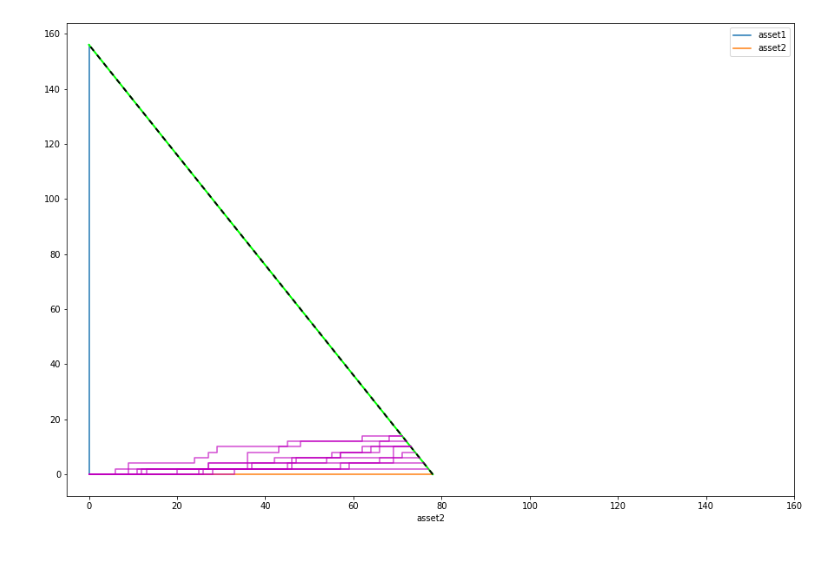
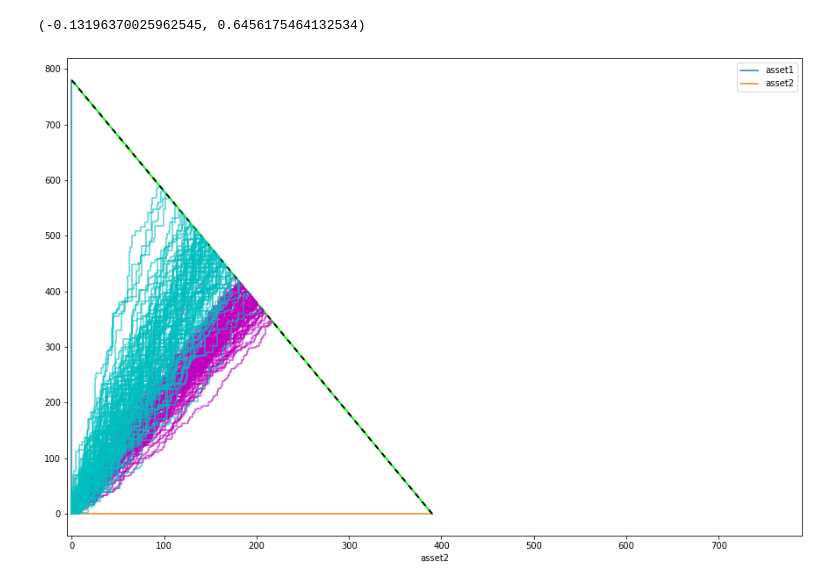
Before and after one commit to kew96/MicroPriceTradingRL, a Jupyter notebook: OptimalExecutionRL/Base_TWAPs.ipynb, the cells around one changed output. Cells and saved outputs as stored; diff of their text form; code cells hidden in the pictures; blank space fills up the shorter version.

Commit message:
Baseline TWAPs

```diff
--- a/OptimalExecutionRL/Base_TWAPs.ipynb
+++ b/OptimalExecutionRL/Base_TWAPs.ipynb
@@ -100,0 +84,40 @@ avg2 = (p2_means-prices2.mean(axis=1))*s2[:, -1]
+# %%
+def optimal_twap(t, iters, q_vals):
+    sim = TwoAssetSimulation(data, steps=TWENTY_SECOND_DAY, seed=0)
+    shares1 = list()
+    shares2 = list()
+    buy1 = list()
+    buy2 = list()
+    prices1 = list()
+    prices2 = list()
+    for _ in trange(iters):
+        shares1.append([0])
+        shares2.append([0])
+        prices1.append([])
+        prices2.append([])
+        buy1.append([])
+        buy2.append([])
+        for idx in range(0, TWENTY_SECOND_DAY, t):
+            res_imb_state = sim.states.states[idx]
+            qs = q_vals.loc[res_imb_state]
+            if qs[0] > qs[1]:
+                asset = 1
+            else:
+                asset = 2
+            shares = 1 if asset == 2 else 2
+            if asset == 1:
+                shares1[-1].append(shares1[-1][-1]+shares)
+                shares2[-1].append(shares2[-1][-1])
+                prices1[-1].append(sim.states[f'mid_{asset}'][idx])
+                buy1[-1].append(shares)
+            else:
+                shares2[-1].append(shares2[-1][-1]+shares)
+                shares1[-1].append(shares1[-1][-1])
+                prices2[-1].append(sim.states[f'mid_{asset}'][idx])
+                buy2[-1].append(shares)
+        sim._reset_simulation()
+    return prices1, prices2, buy1, buy2, np.array(shares1), np.array(shares2)
+# %%
+q_values = pd.read_csv(DATA_PATH.joinpath('q_values_9_27.csv'), index_col=0)
+# %%
+op1, op2, ob1, ob2, os1, os2 = optimal_twap(3, 100, q_values)
@@ -101,11 +133,17 @@ avg2 = (p2_means-prices2.mean(axis=1))*s2[:, -1]
+# %%
+(odiff.mean() - 1.96 * odiff.std()/np.sqrt(len(odiff)), odiff.mean() + 1.96 * odiff.std()/np.sqrt(len(odiff)))
+# %% [output]
+(-0.13196370025962545, 0.6456175464132534)
 # %%
 fig, ax = plt.subplots(figsize=(15, 10))
 shares1.plot('asset2', 'asset1', kind='line', ax=ax, label='asset1')
 shares2.plot('asset2', 'asset1', kind='line', ax=ax, label='asset2')
 ax.plot([shares2.asset2.iloc[-1], 0], [0, shares1.asset1.iloc[-1]], 'lime', linewidth=2)
 ax.plot([shares2.asset2.iloc[-1], 0], [0, shares1.asset1.iloc[-1]], 'k--', linewidth=2, dashes=(3, 3))
-ax.set_xlim(-5, 160)
+ax.set_xlim(-5, shares1.asset1.max()+10)
 for idx in range(s1.shape[0]):
     ax.plot(s2[idx], s1[idx], 'm', alpha=0.7)
+for idx in range(os1.shape[0]):
+    ax.plot(os2[idx], os1[idx], 'c', alpha=0.7)
 # %% [output]
-[figure, old version]
+[figure, new version]
```
Also changed, not shown: parts of 18 cells of this notebook, 2 other files.
